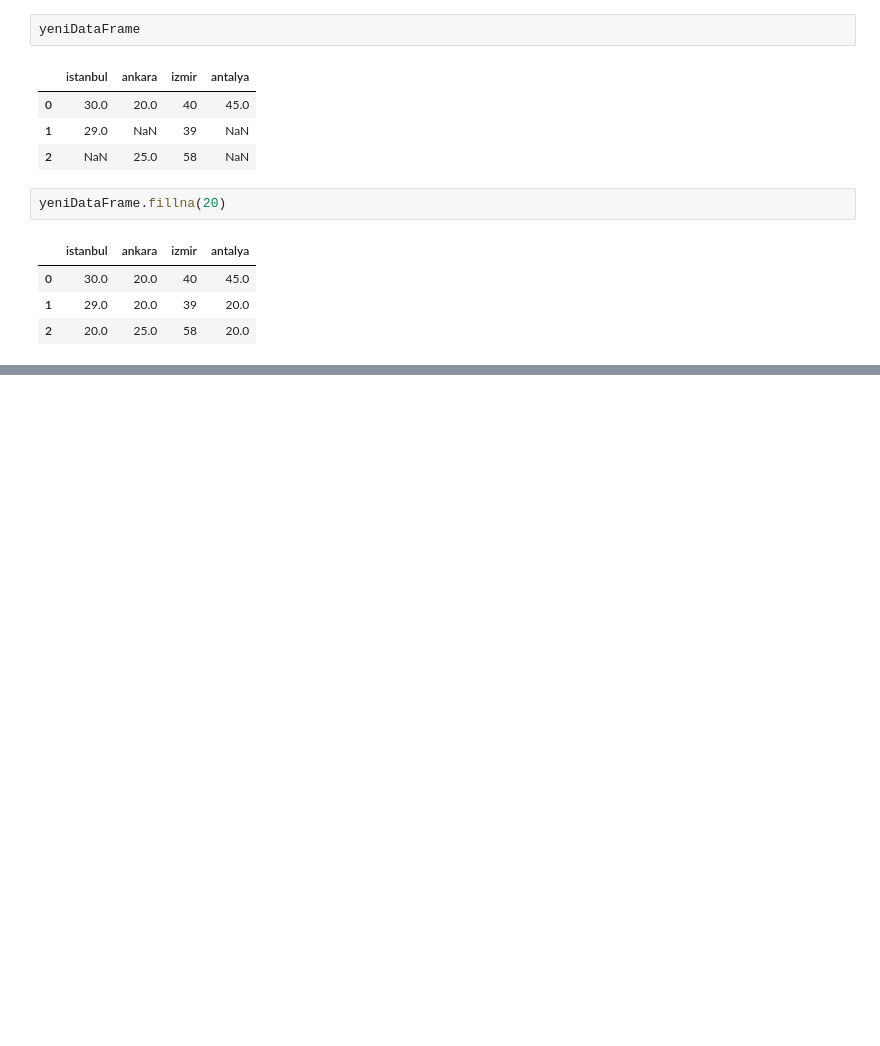
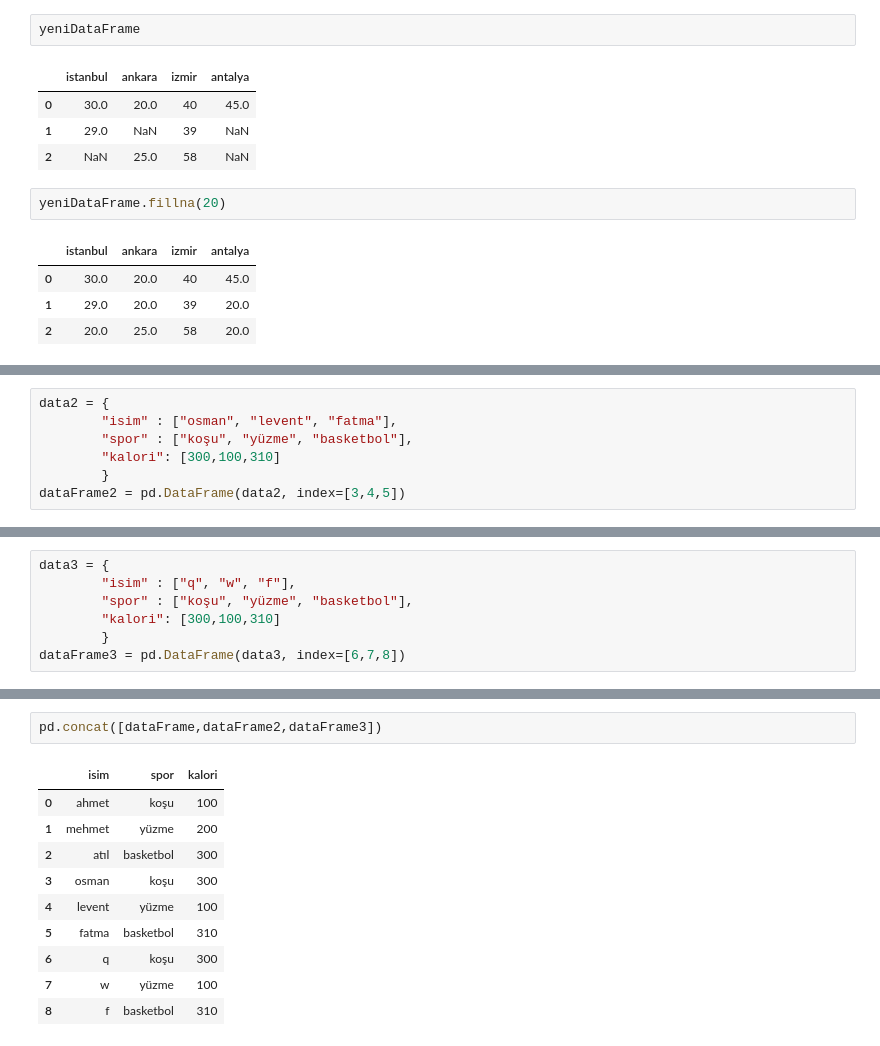
Before and after one commit to erhanbarisolmez/ml--tensorflow_btk, a Jupyter notebook: TensorFlow/eksik_veriler.ipynb, the cells around one changed output, grey strips where cells are left out. Drawn from its saved outputs; the diff is of its cells as text; blank space fills up the shorter version.

```diff
--- a/TensorFlow/eksik_veriler.ipynb
+++ b/TensorFlow/eksik_veriler.ipynb
@@ -63,0 +140,7 @@ yeniDataFrame.fillna(20)
+# %%
+data2 = {
+        "isim" : ["osman", "levent", "fatma"],
+        "spor" : ["koşu", "yüzme", "basketbol"],
+        "kalori": [300,100,310]
+        }
+dataFrame2 = pd.DataFrame(data2, index=[3,4,5])
@@ -63,0 +154,7 @@ yeniDataFrame.fillna(20)
+# %%
+data3 = {
+        "isim" : ["q", "w", "f"],
+        "spor" : ["koşu", "yüzme", "basketbol"],
+        "kalori": [300,100,310]
+        }
+dataFrame3 = pd.DataFrame(data3, index=[6,7,8])
@@ -63,0 +168,13 @@ yeniDataFrame.fillna(20)
+# %%
+pd.concat([dataFrame,dataFrame2,dataFrame3])
+# %% [output]
+|  | isim | spor | kalori |
+| 0 | ahmet | koşu | 100 |
+| 1 | mehmet | yüzme | 200 |
+| 2 | atıl | basketbol | 300 |
+| 3 | osman | koşu | 300 |
+| 4 | levent | yüzme | 100 |
+| 5 | fatma | basketbol | 310 |
+| 6 | q | koşu | 300 |
+| 7 | w | yüzme | 100 |
+| 8 | f | basketbol | 310 |
```
Also changed, not shown: parts of 17 cells of this notebook.
